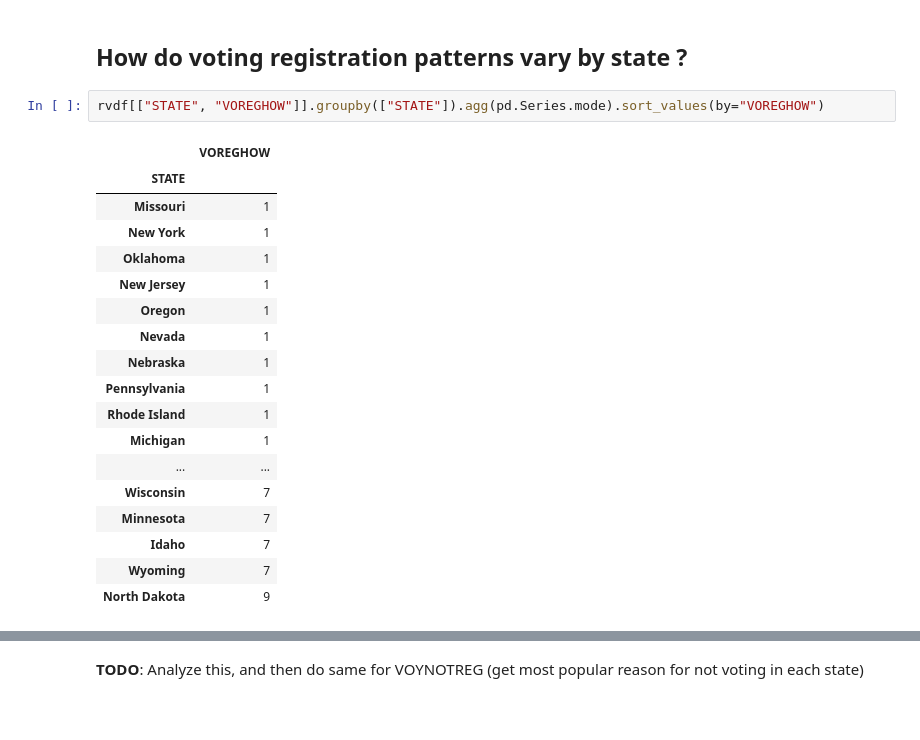
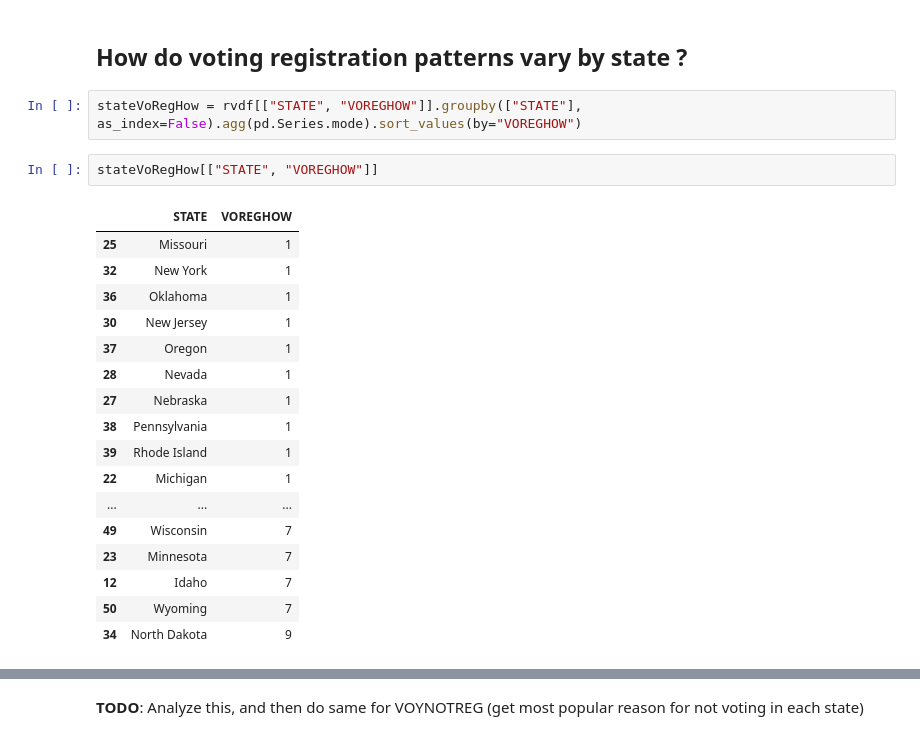
Before and after one commit to mdesilva/Data-Science, a Jupyter notebook: ASA2020FallDataChallenge/Analysis.ipynb, the cells around one changed output, grey strips where cells are left out. Cells and saved outputs as stored; diff of their text form; blank space fills up the shorter version.

```diff
--- a/ASA2020FallDataChallenge/Analysis.ipynb
+++ b/ASA2020FallDataChallenge/Analysis.ipynb
@@ -405,23 +405,24 @@ The most popular reason for not voting for those with ***some school but no dipl
 # %% [markdown]
 ## How do voting registration patterns vary by state ?
 # %%
-rvdf[["STATE", "VOREGHOW"]].groupby(["STATE"]).agg(pd.Series.mode).sort_values(by="VOREGHOW")
+stateVoRegHow = rvdf[["STATE", "VOREGHOW"]].groupby(["STATE"], as_index=False).agg(pd.Series.mode).sort_values(by="VOREGHOW")
-# %% [output]
-|  | VOREGHOW |
-| STATE |  |
-| Missouri | 1 |
-| New York | 1 |
-| Oklahoma | 1 |
-| New Jersey | 1 |
-| Oregon | 1 |
-| Nevada | 1 |
-| Nebraska | 1 |
-| Pennsylvania | 1 |
-| Rhode Island | 1 |
-| Michigan | 1 |
-| ... | ... |
-| Wisconsin | 7 |
-| Minnesota | 7 |
-| Idaho | 7 |
-| Wyoming | 7 |
-| North Dakota | 9 |
+# %%
+stateVoRegHow[["STATE", "VOREGHOW"]]
+# %% [output]
+|  | STATE | VOREGHOW |
+| 25 | Missouri | 1 |
+| 32 | New York | 1 |
+| 36 | Oklahoma | 1 |
+| 30 | New Jersey | 1 |
+| 37 | Oregon | 1 |
+| 28 | Nevada | 1 |
+| 27 | Nebraska | 1 |
+| 38 | Pennsylvania | 1 |
+| 39 | Rhode Island | 1 |
+| 22 | Michigan | 1 |
+| ... | ... | ... |
+| 49 | Wisconsin | 7 |
+| 23 | Minnesota | 7 |
+| 12 | Idaho | 7 |
+| 50 | Wyoming | 7 |
+| 34 | North Dakota | 9 |
```
Also changed, not shown: parts of 2 cells of this notebook.
